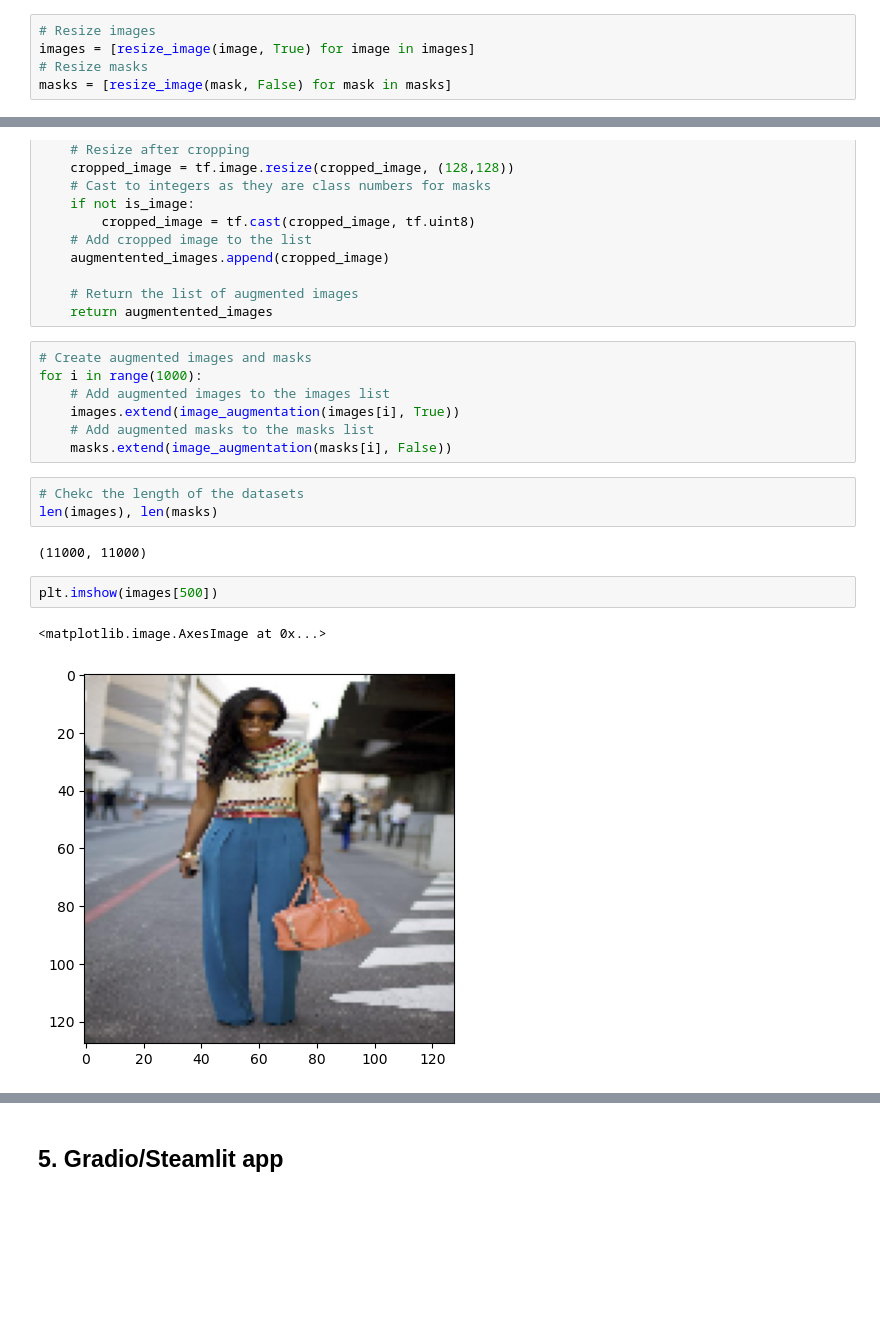
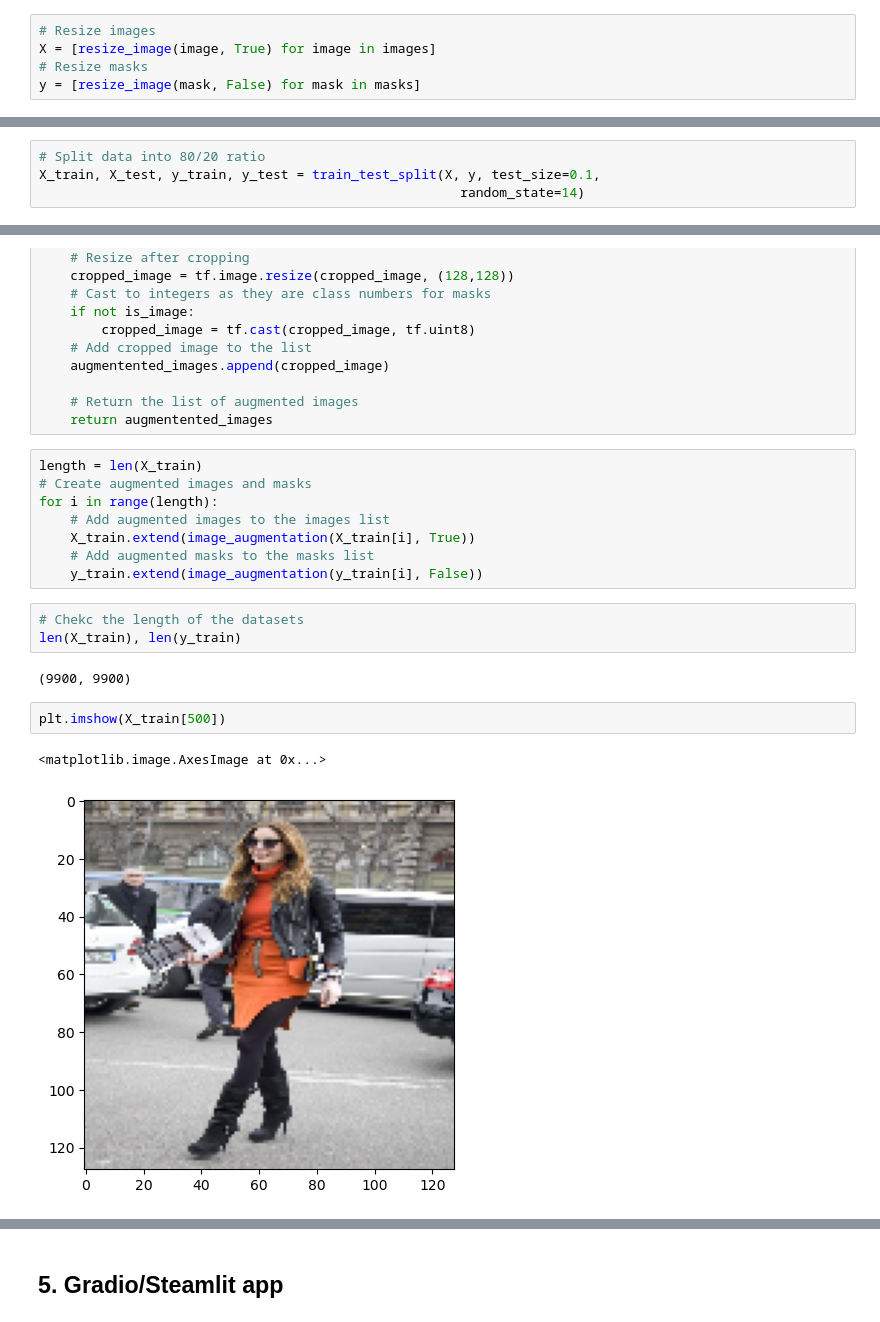
Before and after one commit to jaidevkler/Project-Clothing-Recommendation, a Jupyter notebook: cloting_recommendation.ipynb, the cells around one changed output, grey strips where cells are left out. Cells and saved outputs as stored; diff of their text form; blank space fills up the shorter version.

```diff
--- a/cloting_recommendation.ipynb
+++ b/cloting_recommendation.ipynb
@@ -80,6 +82,6 @@ def resize_image(image, is_image):
    return image
 # %%
 # Resize images
-images = [resize_image(image, True) for image in images]
+X = [resize_image(image, True) for image in images]
 # Resize masks
-masks = [resize_image(mask, False) for mask in masks]
+y = [resize_image(mask, False) for mask in masks]
@@ -86 +90,5 @@ masks = [resize_image(mask, False) for mask in masks]
+# %%
+# Split data into 80/20 ratio
+X_train, X_test, y_train, y_test = train_test_split(X, y, test_size=0.1,
+                                                      random_state=14)
 # %% [markdown]
@@ -151,20 +159,21 @@ def image_augmentation(image, is_image):
     # Return the list of augmented images
     return augmentented_images
 # %%
+length = len(X_train)
 # Create augmented images and masks
-for i in range(1000):
+for i in range(length):
     # Add augmented images to the images list
-    images.extend(image_augmentation(images[i], True))
+    X_train.extend(image_augmentation(X_train[i], True))
     # Add augmented masks to the masks list
-    masks.extend(image_augmentation(masks[i], False))
+    y_train.extend(image_augmentation(y_train[i], False))
 # %%
 # Chekc the length of the datasets
-len(images), len(masks)
+len(X_train), len(y_train)
 # %% [output]
-(11000, 11000)
+(9900, 9900)
 # %%
-plt.imshow(images[500])
+plt.imshow(X_train[500])
 # %% [output]
 <matplotlib.image.AxesImage at 0x...>
-[figure, old version]
+[figure, new version]
 # %%
```
Also changed, not shown: parts of 20 cells of this notebook, 1 other file.
